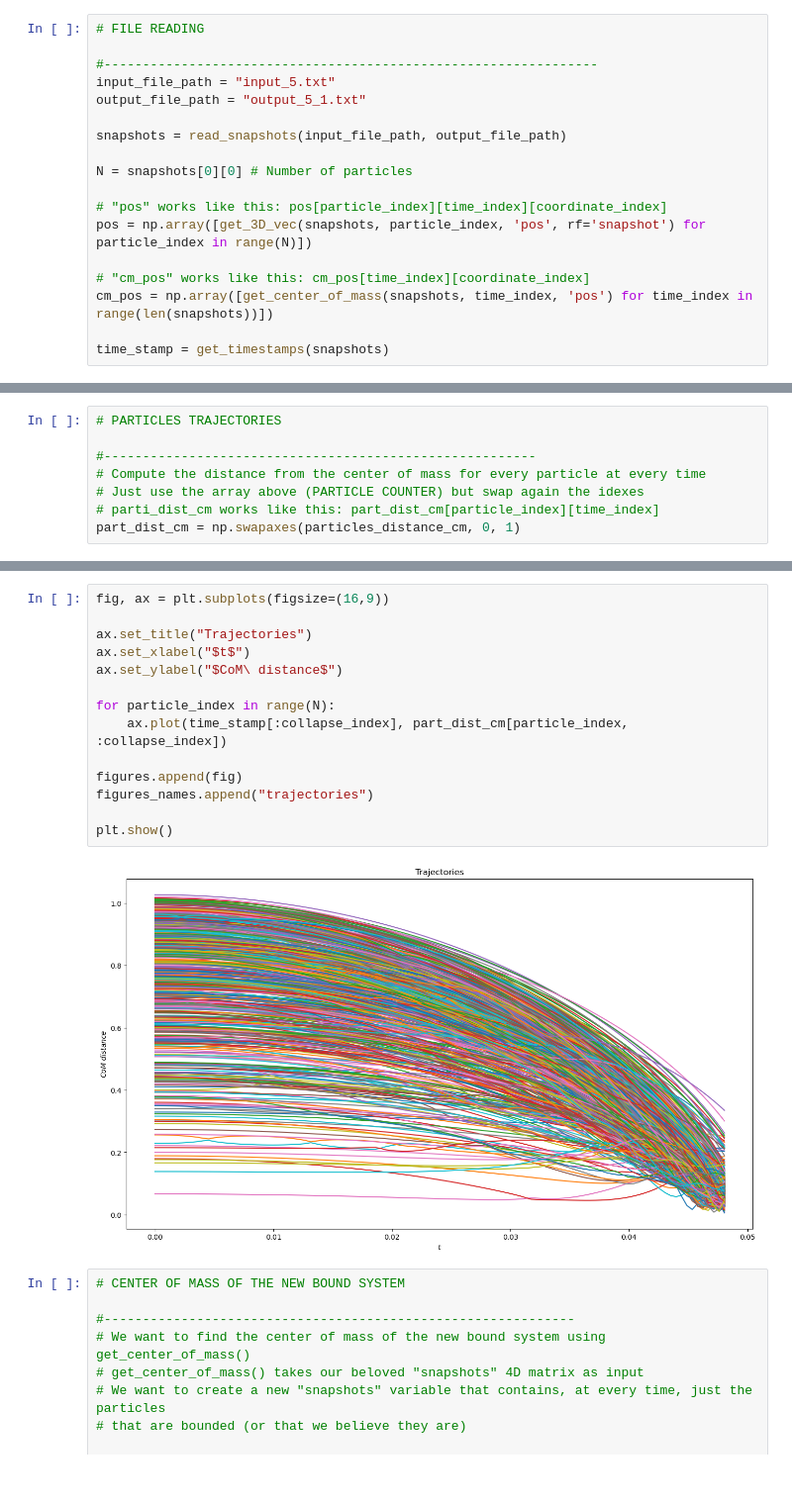
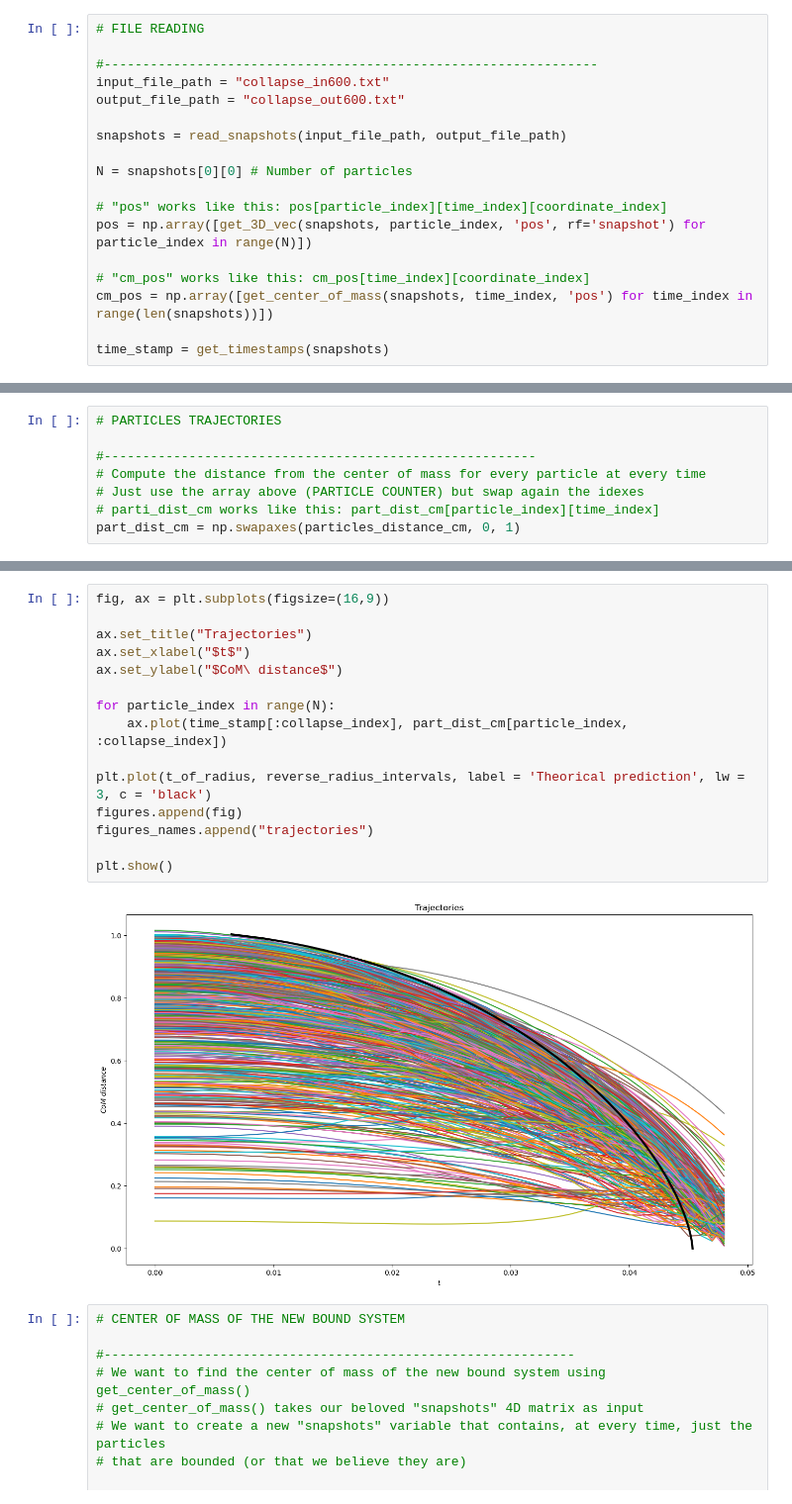
Before and after one commit to Federico-Fantoccoli/Dynamics-of-stellar-systems, a Jupyter notebook: Exp_2/homogeneous_sphere_collapse.ipynb, the cells around one changed output, grey strips where cells are left out. Shown at 99% size. Saved outputs shown, nothing was run; the diff lists cells and outputs as text.

```diff
--- a/Exp_2/homogeneous_sphere_collapse.ipynb
+++ b/Exp_2/homogeneous_sphere_collapse.ipynb
@@ -520,8 +521,8 @@ print(t_I_to_t_cgs)
 # FILE READING
 
 #----------------------------------------------------------------
-input_file_path = "input_5.txt"
-output_file_path = "output_5_1.txt"
+input_file_path = "collapse_in600.txt"
+output_file_path = "collapse_out600.txt"
 
 snapshots = read_snapshots(input_file_path, output_file_path)
 
@@ -749,19 +887,20 @@ part_dist_cm = np.swapaxes(particles_distance_cm, 0, 1)
 # %%
 fig, ax = plt.subplots(figsize=(16,9))
 
 ax.set_title("Trajectories")
 ax.set_xlabel("$t$")
 ax.set_ylabel("$CoM\ distance$")
 
 for particle_index in range(N):
     ax.plot(time_stamp[:collapse_index], part_dist_cm[particle_index, :collapse_index])
 
+plt.plot(t_of_radius, reverse_radius_intervals, label = 'Theorical prediction', lw = 3, c = 'black')
 figures.append(fig)
 figures_names.append("trajectories")
 
 plt.show()
 # %% [output]
-[figure, old version]
+[figure, new version]
 # %%
 # CENTER OF MASS OF THE NEW BOUND SYSTEM
 
```
Also changed, not shown: parts of 6 cells of this notebook.
